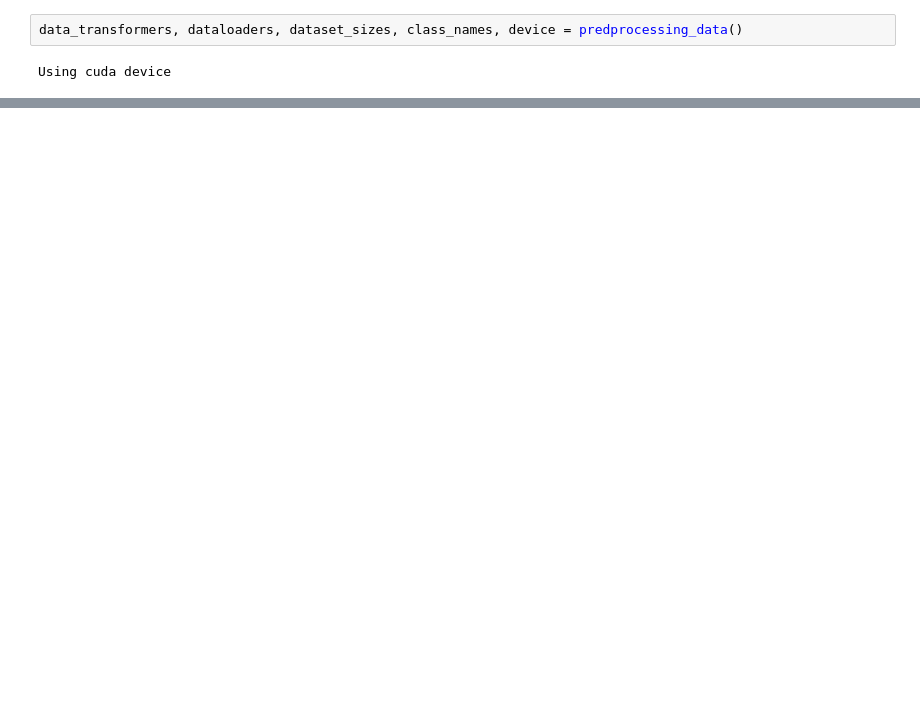
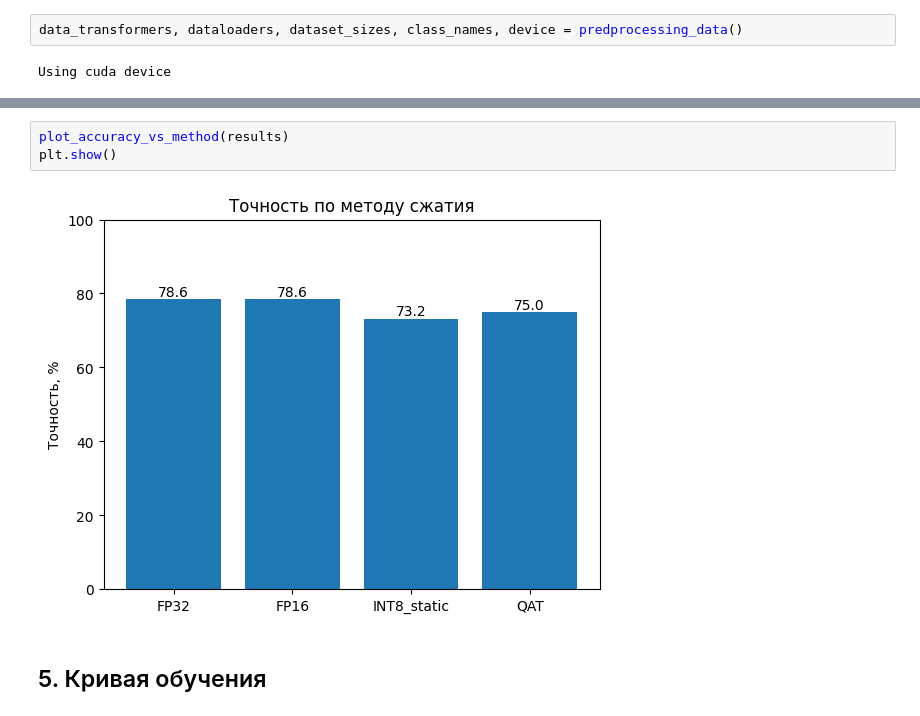
Before and after one commit to DragonTop100/ArchML, a Jupyter notebook: archml/TransferLearning/visualization/visualization.ipynb, the cells around one changed output, grey strips where cells are left out. Saved outputs shown, nothing was run; the diff lists cells and outputs as text; blank space fills up the shorter version.

```diff
--- a/archml/TransferLearning/visualization/visualization.ipynb
+++ b/archml/TransferLearning/visualization/visualization.ipynb
@@ -173,0 +335,7 @@ plt.show()
+# %%
+plot_accuracy_vs_method(results)
+plt.show()
+# %% [output]
+[figure, added]
+# %% [markdown]
+## 5. Кривая обучения
```
Also changed, not shown: parts of 23 cells of this notebook.
